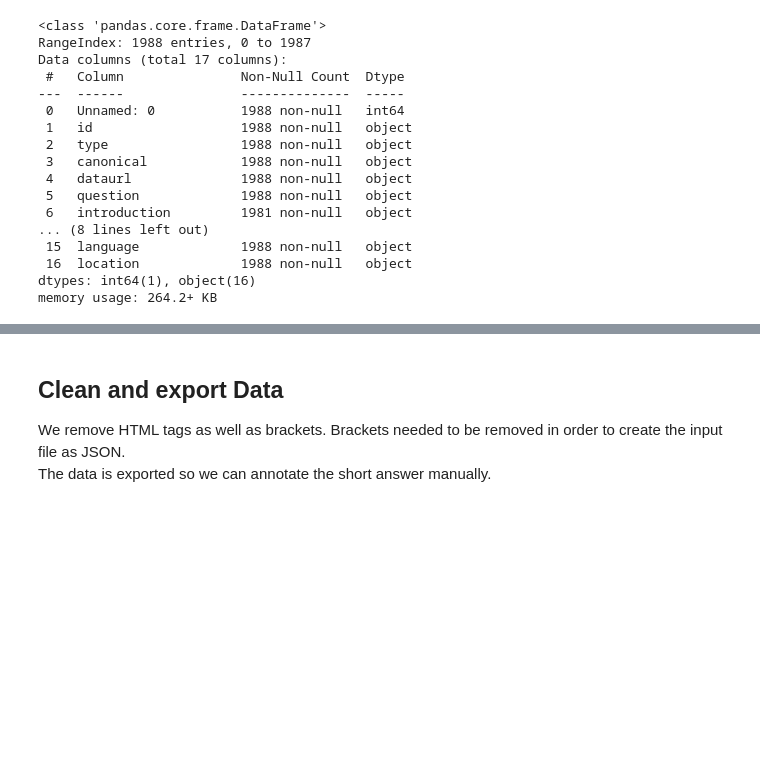
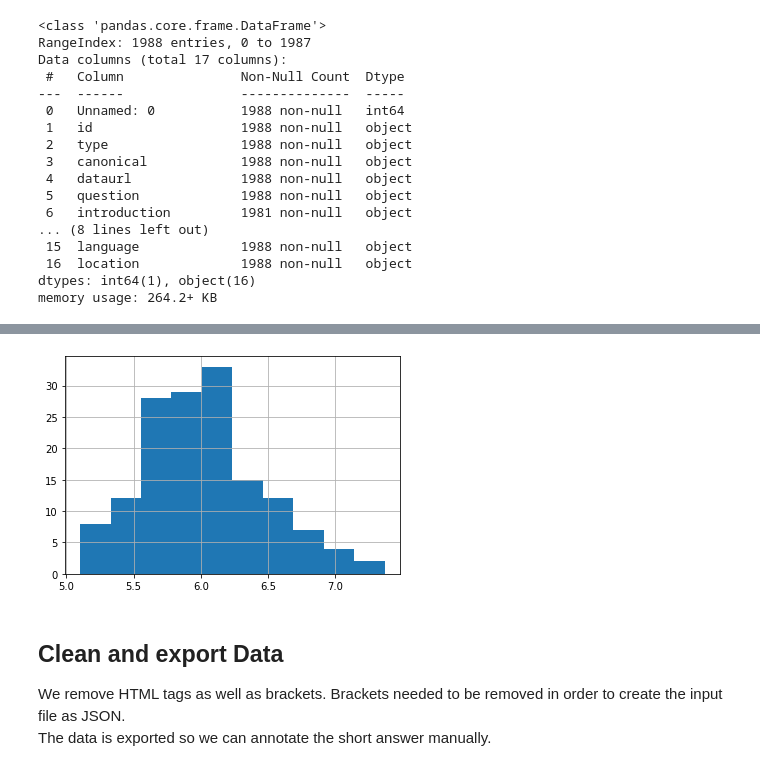
Before and after one commit to berryxmas/domain-adaptation-transformers-forQA, a Jupyter notebook: notebooks/eda-policyqa.ipynb, the cells around one changed output, grey strips where cells are left out. Saved outputs shown, nothing was run; the diff lists cells and outputs as text; code cells hidden in the pictures; blank space fills up the shorter version.

```diff
--- a/notebooks/eda-policyqa.ipynb
+++ b/notebooks/eda-policyqa.ipynb
@@ -77,3 +134,13 @@ df['organisationalunits'].unique()
+# %%
+def plot_word_length_histogram(text):
+    text.str.split().\
+        apply(lambda x : [len(i) for i in x]). \
+        map(lambda x: np.mean(x)).\
+        hist()
+# %%
+plot_word_length_histogram(df['introductioncontent'])
+# %% [output]
+[figure, added]
 # %% [markdown]
 ## Clean and export Data
 We remove HTML tags as well as brackets. Brackets needed to be removed in order to create the input file as JSON.<br>
```
Also changed, not shown: parts of 9 cells of this notebook, 4 other files.
